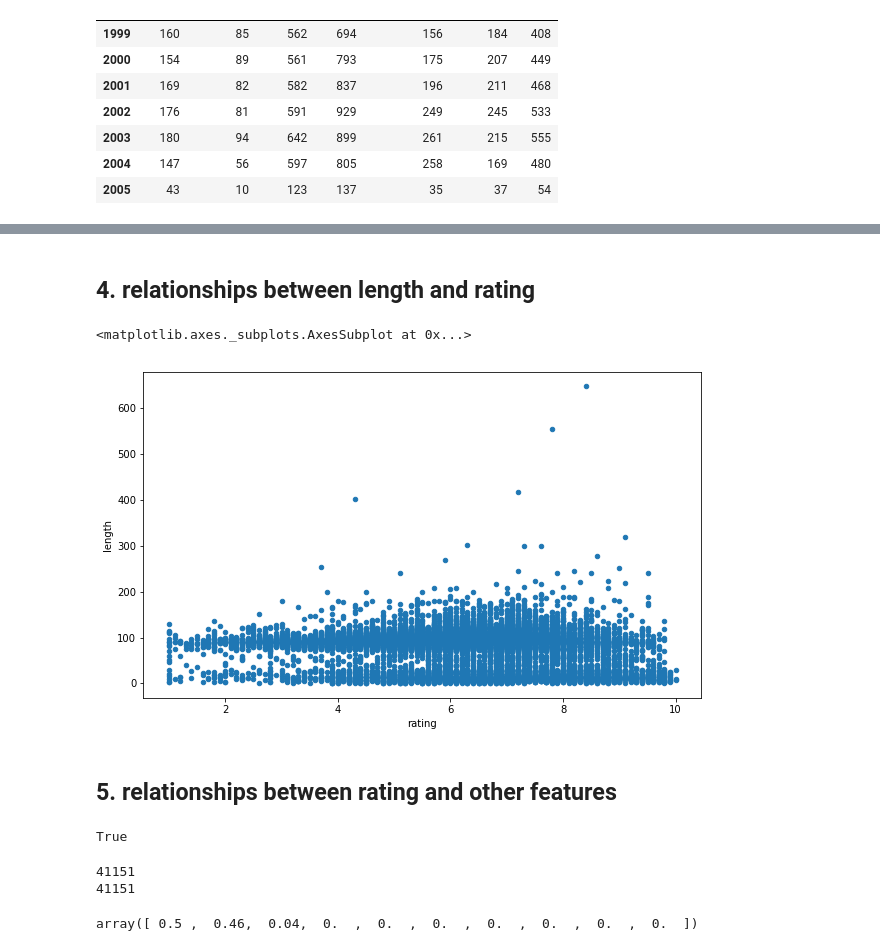
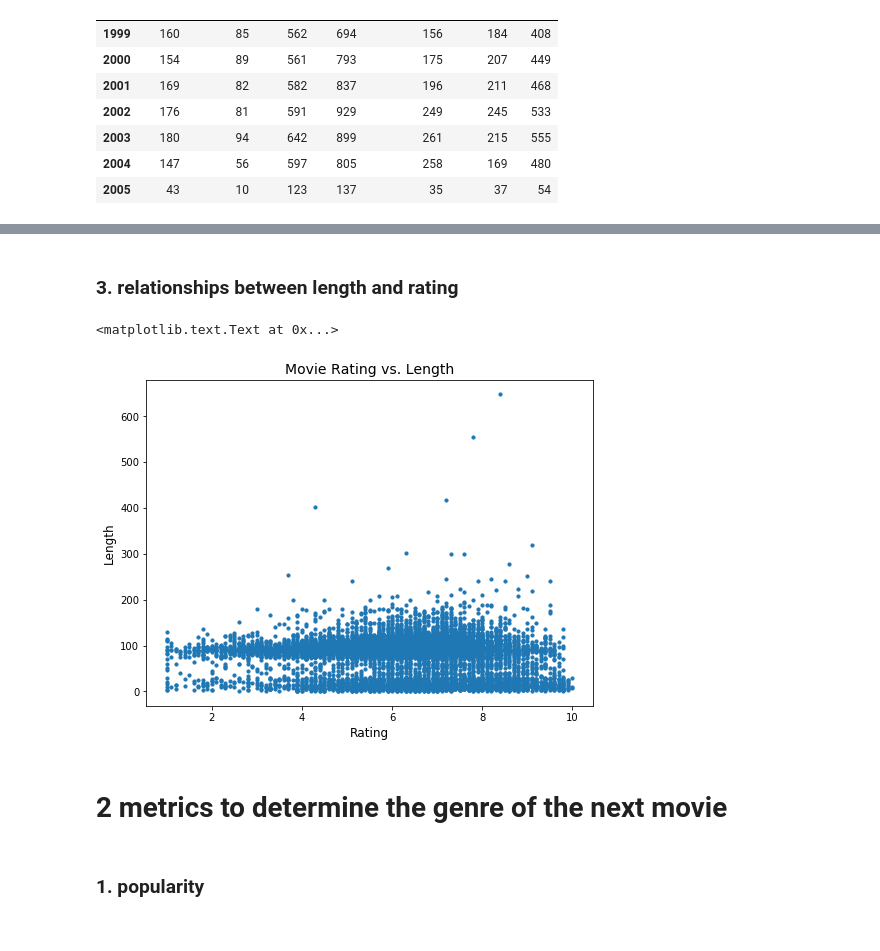
Before and after one commit to wzding/Machine_Learning_Nanodegree, a Jupyter notebook: movie.ipynb, the cells around one changed output, grey strips where cells are left out. Drawn from its saved outputs; the diff is of its cells as text; code cells hidden in the pictures.

Commit message:
add metrics

```diff
--- a/movie.ipynb
+++ b/movie.ipynb
@@ -129,12 +155,13 @@ rating[85:].plot(figsize=(8,6))
 # %% [markdown]
-## 4. relationships between length and rating
+### 3. relationships between length and rating
 # %%
 recent = df.loc[df.year > 1998]
 # %%
 fig, ax = plt.subplots()
-recent.plot(ax=ax, kind='scatter', x='rating', y='length', figsize=(10,6))
+recent.plot(ax=ax, kind='scatter', x='rating', y='length', s = 10,figsize=(8,6))
+plt.xlabel('Rating', fontsize=12)
+plt.ylabel('Length', fontsize=12)
+plt.title('Movie Rating vs. Length', fontsize=14)
 # %% [output]
-<matplotlib.axes._subplots.AxesSubplot at 0x...>
+<matplotlib.text.Text at 0x...>
-[figure, old version]
+[figure, new version]
-# %% [markdown]
-## 5. relationships between rating and other features
@@ -144,6 +167,0 @@ from sklearn.cross_validation import train_test_split
-# %%
-rating = np.asarray(df['rating'], dtype="|S6")
-features = df[['year','length','votes','Action','Animation','Comedy','Drama','Documentary','Romance','Short']].as_matrix()
-len(rating) == len(features)
-# %% [output]
-True
@@ -152,6 +167,0 @@ X_train, X_test, y_train, y_test = train_test_split(features, rating, test_size=
-# %%
-print len(X_train)
-print len(y_train)
-# %% [output]
-41151
-41151
@@ -163,4 +168,4 @@ pred =  clf.predict(X_test)
-# %%
-clf.feature_importances_
-# %% [output]
-array([ 0.5 ,  0.46,  0.04,  0.  ,  0.  ,  0.  ,  0.  ,  0.  ,  0.  ,  0.  ])
+# %% [markdown]
+# 2 metrics to determine the genre of the next movie
+# %% [markdown]
+### 1. popularity
```
Also changed, not shown: parts of 45 cells of this notebook.
